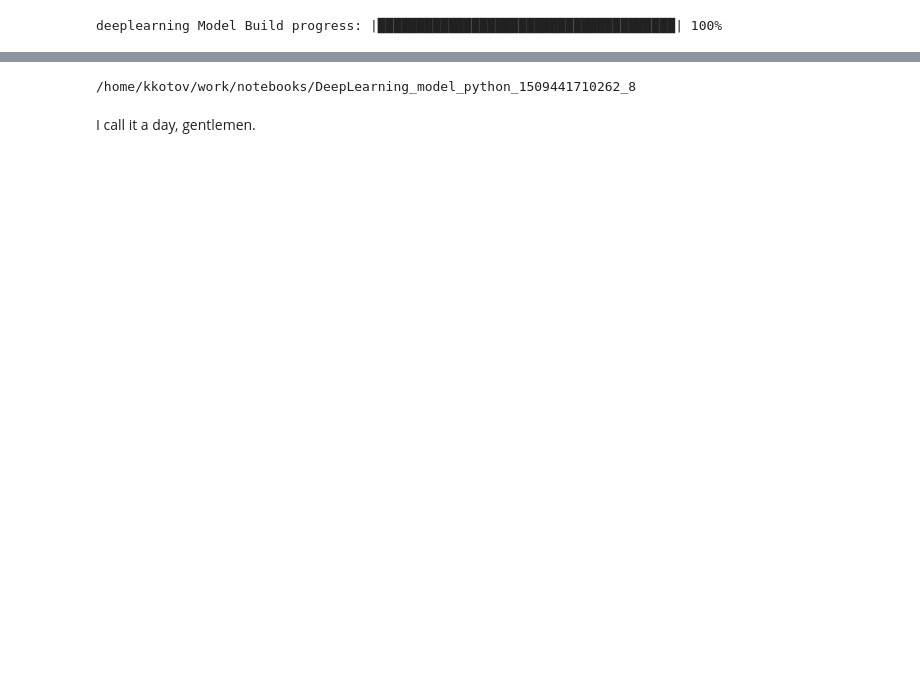
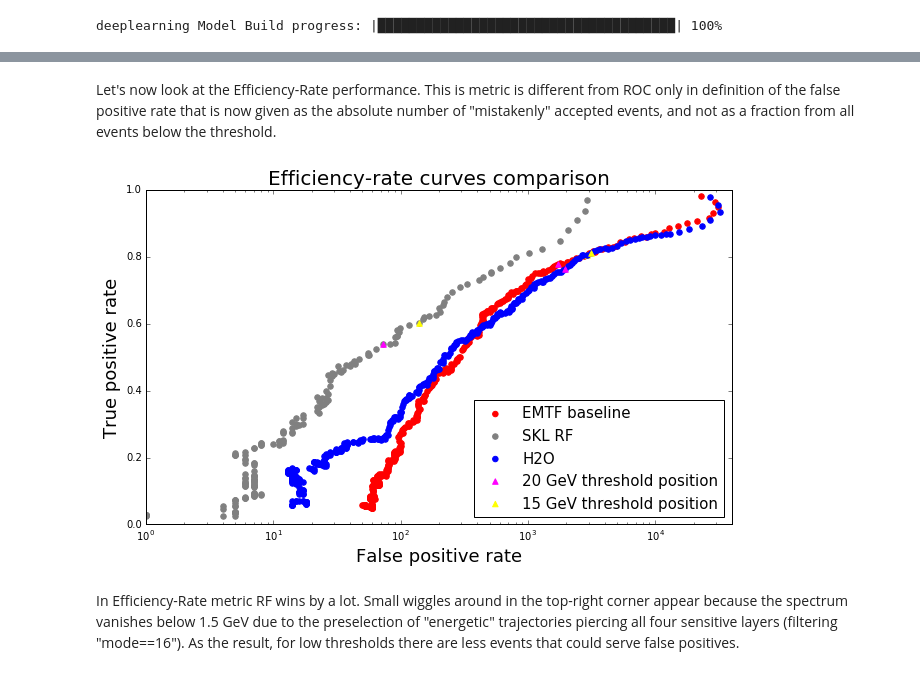
Before and after one commit to kkotov/emtfPtRegression, a Jupyter notebook: ModelSelection.ipynb, the cells around one changed output, grey strips where cells are left out. Drawn from its saved outputs; the diff is of its cells as text; code cells hidden in the pictures; blank space fills up the shorter version.

```diff
--- a/ModelSelection.ipynb
+++ b/ModelSelection.ipynb
@@ -1401,6 +1421,32 @@ plt.show()
 # %%
-print h2o.save_model(h2oDlModel, path = "/home/kkotov/work/notebooks/", force=True)
+#print h2o.save_model(h2oDlModel, path = "/home/kkotov/work/notebooks/", force=True)
-# %% [output]
-/home/kkotov/work/notebooks/DeepLearning_model_python_1509441710262_8
-# %% [markdown]
- I call it a day, gentlemen.
+# %% [markdown]
+Let's now look at the Efficiency-Rate performance. This is metric is different from ROC only in definition of the false positive rate that is now given as the absolute number of "mistakenly" accepted events, and not as a fraction from all events below the threshold.
+# %%
+baseRate  = rocMetric(np.array([(df2.loc[cnt,'muPtGen'], df2.loc[cnt,'ptXML'], 1) for (cnt,p) in myRfTest], dtype=stdTypes),
+                    binning,
+                    absoluteRate = True)
+sklRfRate = rocMetric(np.array( zip(testSet[['muPtGen']].values.ravel(), sklRfTest, [1]*len(sklRfTest)),  dtype=stdTypes),
+                    binning,
+                    absoluteRate = True)
+dlH2ORate = rocMetric( np.array( zip(test_data.as_data_frame()["muPtGen"].values.ravel(),
+                                     [i for i in dlH2Otest],
+                                     [1]*len(dlH2Otest) ),
+                               dtype = stdTypes ),
+                      binning,
+                      absoluteRate = True)
+
+fig, ax0 = prepareRocPlot({"EMTF baseline": (baseRate, 'red'),
+                           "H2O":           (dlH2ORate,'blue'),
+                           "SKL RF":        (sklRfRate,'grey'),
+                           },{15:'yellow',20:'magenta'},
+                          legPos='lower right')
+
+ax0.set_ylim(0.0, 1.)
+ax0.set_xlim(1, 40000.)
+plt.title("Efficiency-rate curves comparison", fontsize=20)
+plt.show()
+# %% [output]
+[figure, added]
+# %% [markdown]
+In Efficiency-Rate metric RF wins by a lot. Small wiggles around in the top-right corner appear because the spectrum vanishes below 1.5 GeV due to the preselection of "energetic" trajectories piercing all four sensitive layers (filtering "mode==16"). As the result, for low thresholds there are less events that could serve false positives.
```
Also changed, not shown: parts of 40 cells of this notebook.
